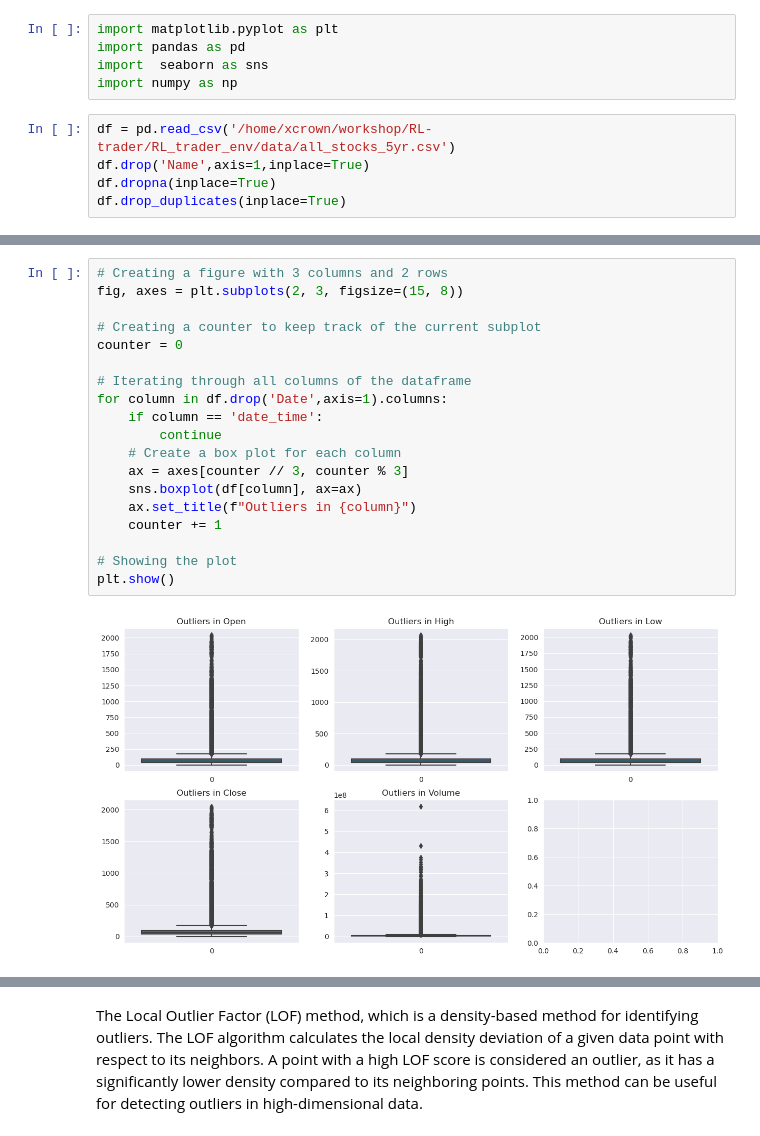
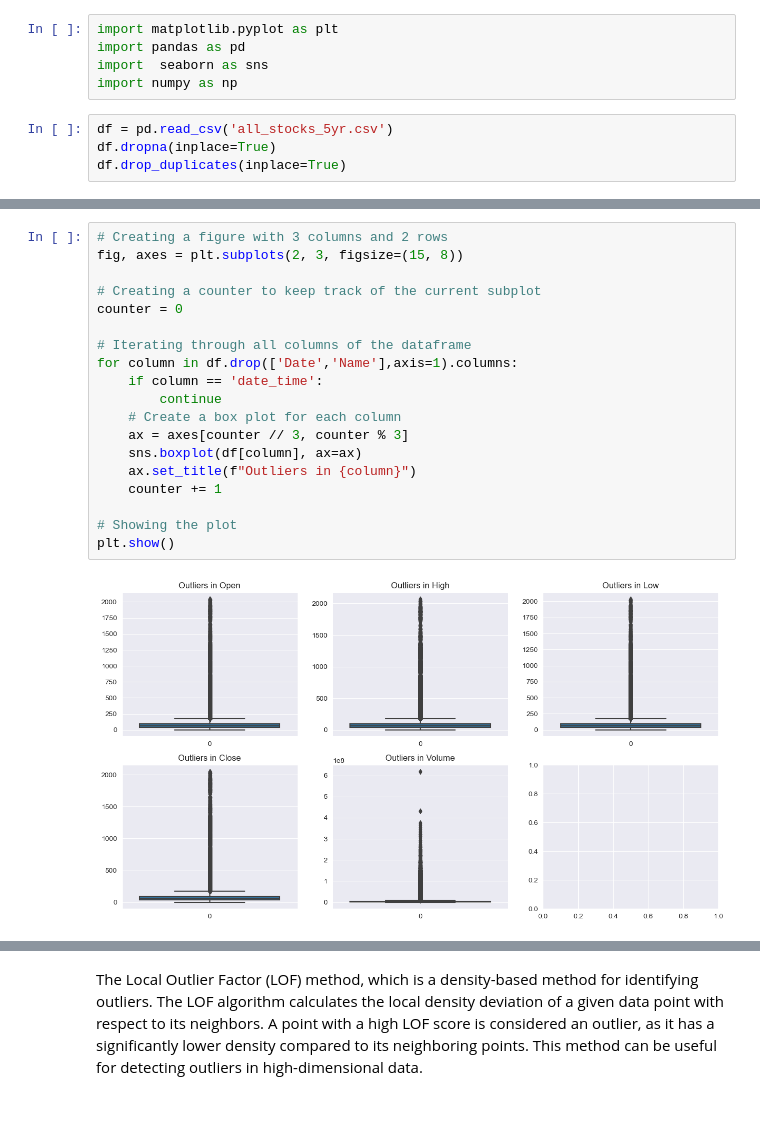
Before and after one commit to mabdulbaqui/RL-trader, a Jupyter notebook: RL_trader_env/NCT/ass2/preprocessing/all.ipynb, the cells around one changed output, grey strips where cells are left out. Drawn from its saved outputs; the diff is of its cells as text.

```diff
--- a/RL_trader_env/NCT/ass2/preprocessing/all.ipynb
+++ b/RL_trader_env/NCT/ass2/preprocessing/all.ipynb
@@ -4,8 +4,7 @@ import pandas as pd
 import  seaborn as sns
 import numpy as np
 # %%
-df = pd.read_csv('/home/xcrown/workshop/RL-trader/RL_trader_env/data/all_stocks_5yr.csv')
-df.drop('Name',axis=1,inplace=True)
+df = pd.read_csv('all_stocks_5yr.csv')
 df.dropna(inplace=True)
 df.drop_duplicates(inplace=True)
 # %%
@@ -16,24 +15,24 @@ plt.show()
 # %%
 # Creating a figure with 3 columns and 2 rows
 fig, axes = plt.subplots(2, 3, figsize=(15, 8))
 
 # Creating a counter to keep track of the current subplot
 counter = 0
 
 # Iterating through all columns of the dataframe
-for column in df.drop('Date',axis=1).columns:
+for column in df.drop(['Date','Name'],axis=1).columns:
     if column == 'date_time':
         continue
     # Create a box plot for each column
     ax = axes[counter // 3, counter % 3]
     sns.boxplot(df[column], ax=ax)
     ax.set_title(f"Outliers in {column}")
     counter += 1
 
 # Showing the plot
 plt.show()
 # %% [output]
-[figure, old version]
+[figure, new version]
 # %%
 from scipy.stats import zscore
 # Calculate the z-scores
```
Also changed, not shown: parts of 7 cells of this notebook, 4 other files.
